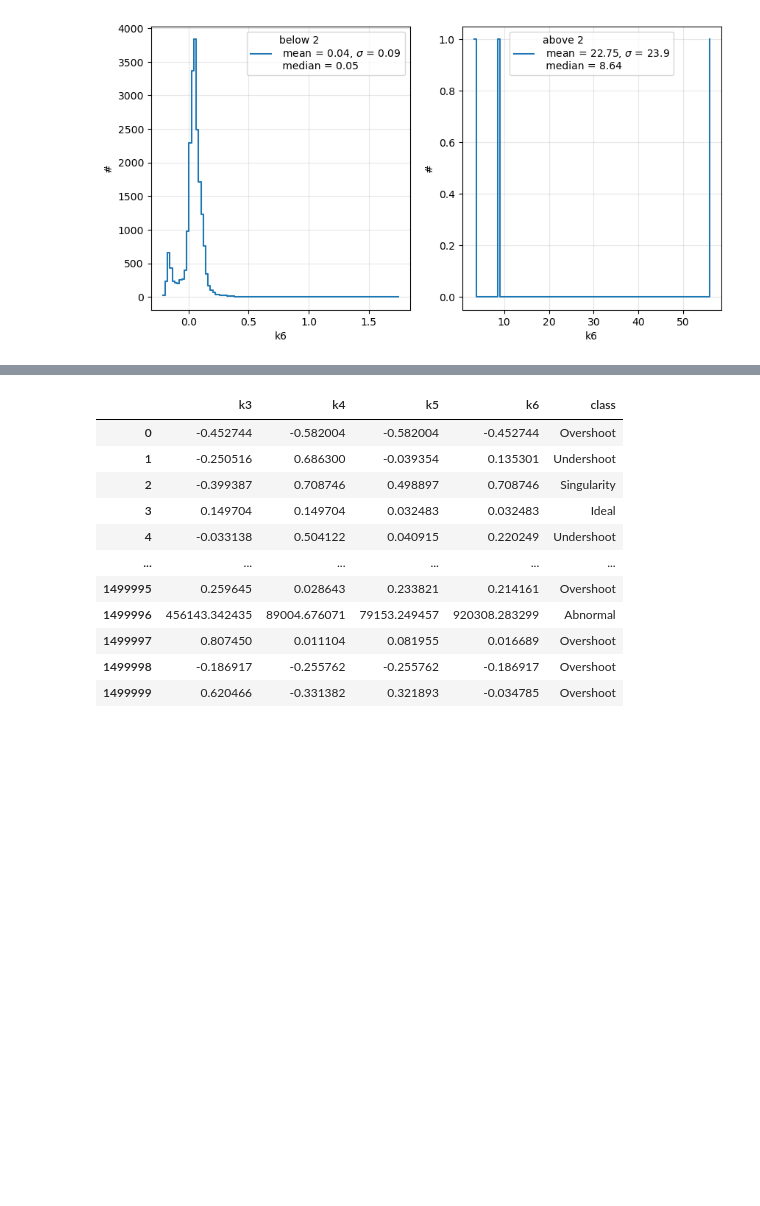
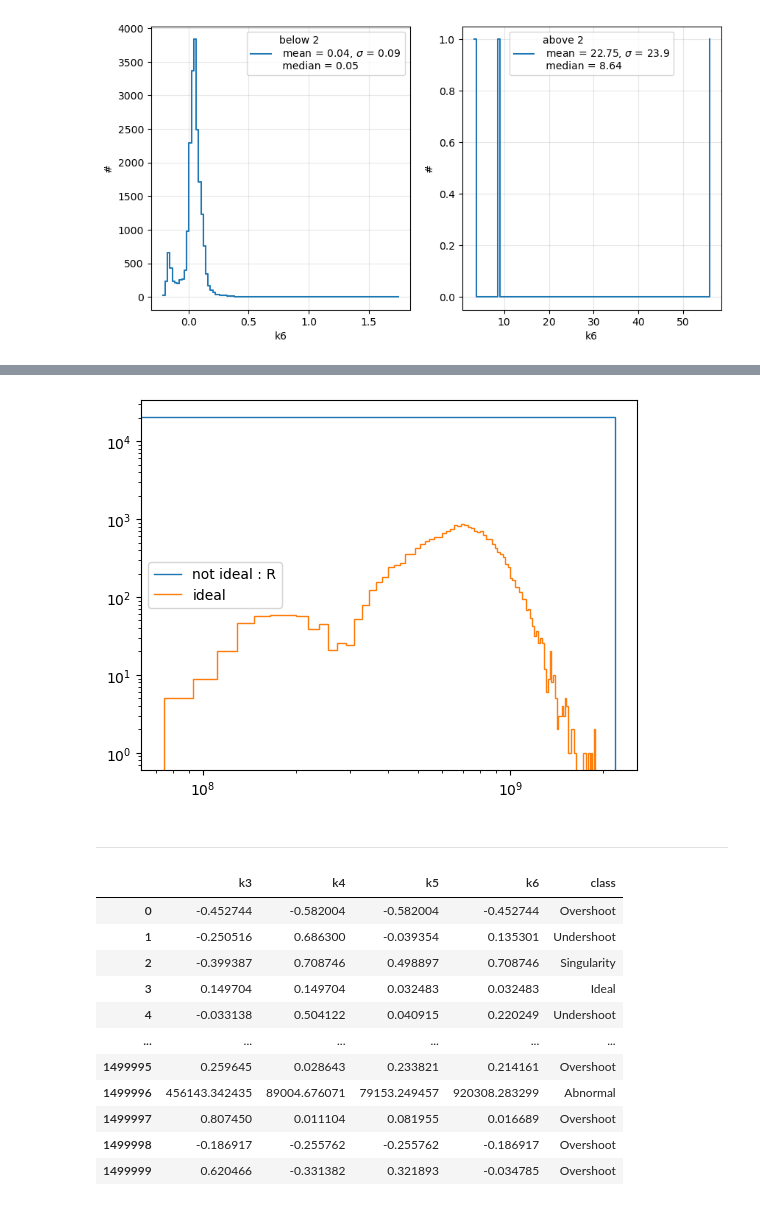
Before and after one commit to fanrado/CHN_CLASSIFIER_CE, a Jupyter notebook: Generate data for response function.ipynb, the cells around one changed output, grey strips where cells are left out. Saved outputs shown, nothing was run; the diff lists cells and outputs as text; code cells hidden in the pictures; blank space fills up the shorter version.

```diff
--- a/Generate data for response function.ipynb
+++ b/Generate data for response function.ipynb
@@ -139,0 +238,3 @@ plt.show()
+# %%
+data_df = pd.read_csv('data/two_data.csv')
+data_df.head()
@@ -140,3 +248,34 @@ plt.show()
+# %%
+R_int_all = []
+R_ideal_all = []
+for i in range(len(data_df)):
+    lineParam = data_df.iloc[i]
+    par = [lineParam[' t '], lineParam[' A_0 '], lineParam[' t_p '], lineParam[' k3 '], lineParam[' k4 '], lineParam[' k5 '], lineParam[' k6 ']]
+    R = response(x=x, par=par)
+    R_ideal = response_legacy(x=x, par=par)
+    tmp_int_R = integrate.simpson(y=R, x=x)
+    tmp_int_ideal = integrate.simpson(y=R_ideal, x=x)
+    if np.abs(tmp_int_R) != np.inf:
+        R_int_all.append(tmp_int_R)
+    # if np.abs(tmp_int_ideal) != np.inf:
+        R_ideal_all.append(tmp_int_ideal)
+counts_R, bins_R = np.histogram(R_int_all, bins=100)
+counts_R_ideal, bins_R_ideal = np.histogram(R_ideal_all, bins=100)
+# %%
+diff = np.array(R_ideal_all) - np.array(R_int_all)
+count_diff, bins_diff = np.histogram(diff, bins=100)
+plt.figure()
+plt.stairs(counts_R, bins_R, label='not ideal : R')
+plt.stairs(counts_R_ideal, bins_R_ideal, label='ideal')
+# plt.stairs(count_diff, bins_diff, label='difference : integral_R_ideal - integral_R')
+plt.yscale('log')
+plt.xscale('log')
+plt.legend()
+plt.show()
+# %% [output]
+[figure, added]
+# %% [markdown]
+---------------------------------
 # %%
 def classify(k3,k4,k5,k6):
     classes = []
```
Also changed, not shown: parts of 8 cells of this notebook.
